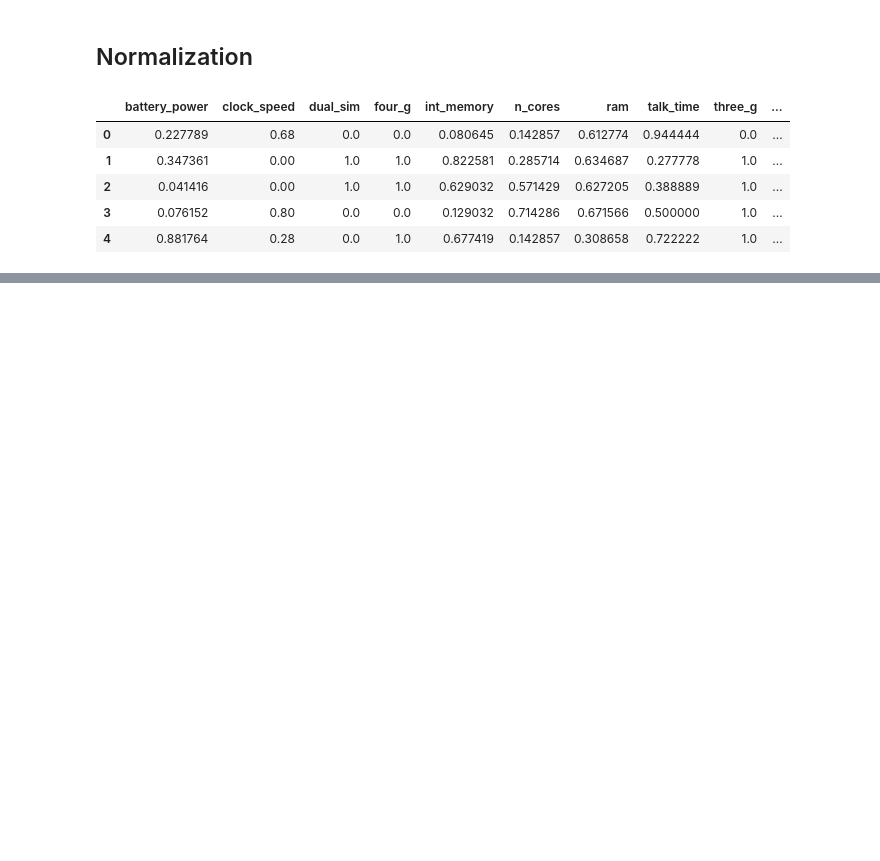
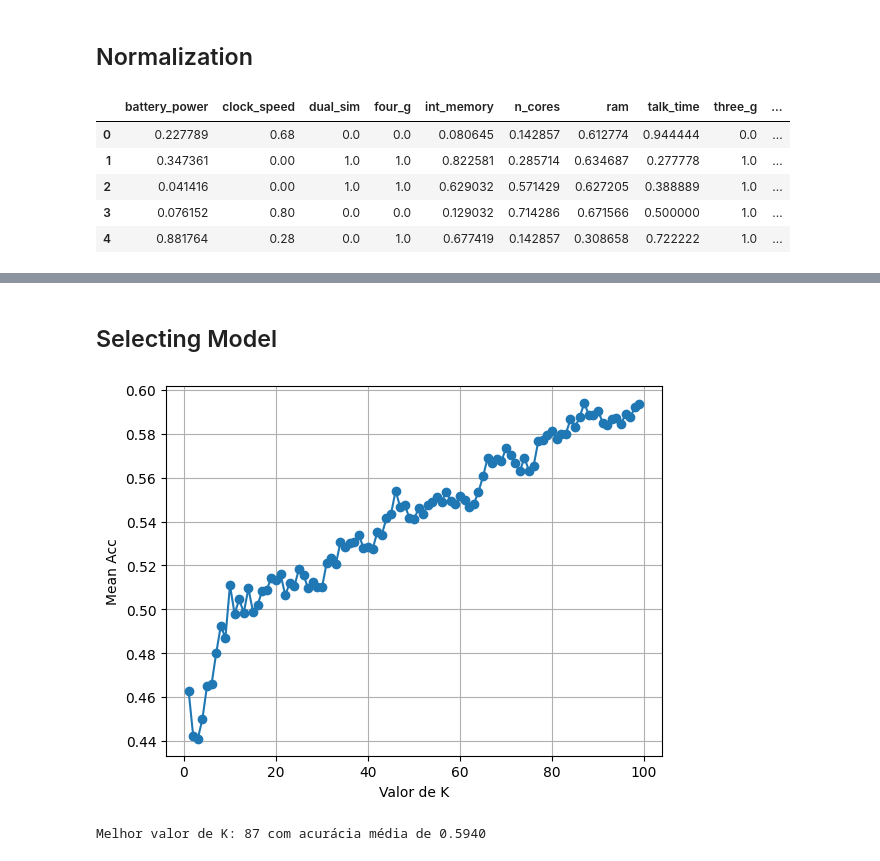
Before and after one commit to Carlos3du/diabetes_prediction, a Jupyter notebook: notebook.ipynb, the cells around one changed output, grey strips where cells are left out. Saved outputs shown, nothing was run; the diff lists cells and outputs as text; code cells hidden in the pictures; blank space fills up the shorter version.

```diff
--- a/notebook.ipynb
+++ b/notebook.ipynb
@@ -352,0 +429,3 @@ train_norm.head()
+# %%
+train_norm = train_norm[sorted(train_norm.columns)]
+train_norm.head()
@@ -352,0 +439,35 @@ train_norm.head()
+# %% [markdown]
+## Selecting Model
+# %%
+from sklearn.neighbors import KNeighborsClassifier as KNN
+from sklearn.model_selection import cross_val_score
+
+
+def define_kValue(X, y):
+
+    k_values = list(range(1, 100))
+    accuracies = []
+
+    for k in k_values:
+        knn = KNN(n_neighbors=k)
+        scores = cross_val_score(knn, X, y, scoring='accuracy')
+        accuracies.append(scores.mean())
+
+    # Plotar os resultados
+    plt.plot(k_values, accuracies, marker='o')
+    plt.xlabel("Valor de K")
+    plt.ylabel("Mean Acc")
+    plt.grid(True)
+    plt.show()
+
+    melhor_k = k_values[accuracies.index(max(accuracies))]
+    print(f"Melhor valor de K: {melhor_k} com acurácia média de {max(accuracies):.4f}")
+    return melhor_k
+# %%
+X = train_norm.drop(columns=['price_range'])
+y = train_norm['price_range']
+
+melhor_k = define_kValue(X, y)
+# %% [output]
+[figure, added]
+Melhor valor de K: 87 com acurácia média de 0.5940
```
Also changed, not shown: parts of 8 cells of this notebook, 1 other file.
